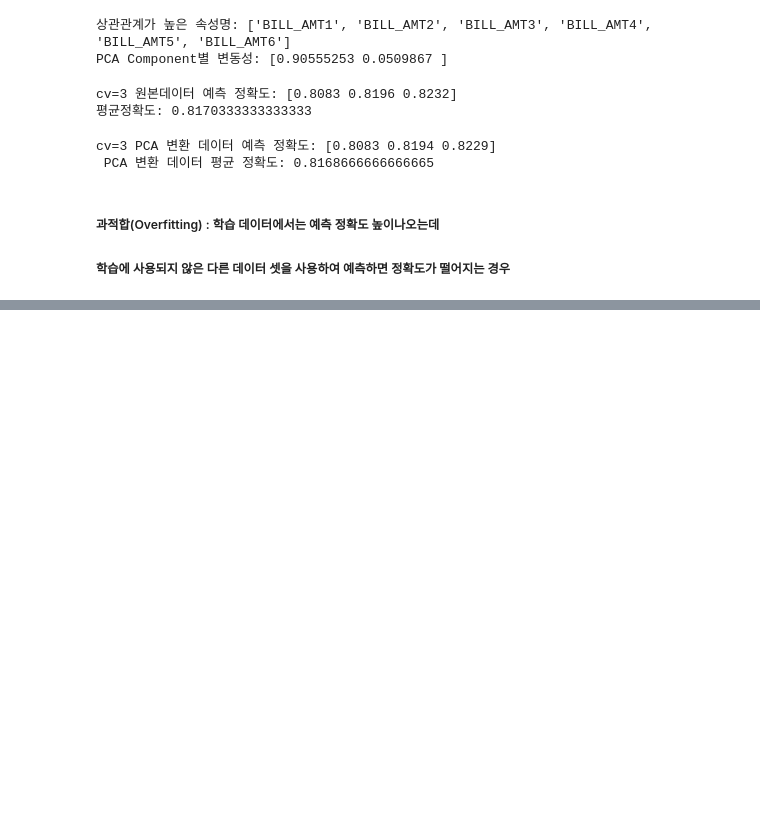
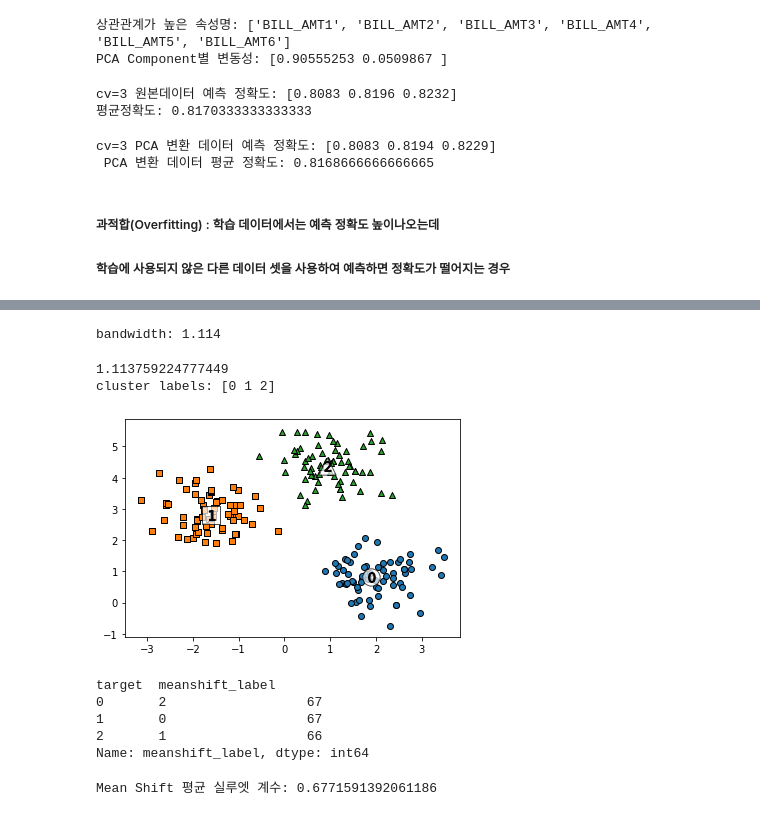
Before and after one commit to digicope01/bigdata, a Jupyter notebook: 파이썬머신러닝/머신러닝개념.ipynb, the cells around one changed output, grey strips where cells are left out. Drawn from its saved outputs; the diff is of its cells as text; code cells hidden in the pictures; blank space fills up the shorter version.

```diff
--- a/파이썬머신러닝/머신러닝개념.ipynb
+++ b/파이썬머신러닝/머신러닝개념.ipynb
@@ -573,0 +857,77 @@ cv=3 PCA 변환 데이터 예측 정확도: [0.8083 0.8194 0.8229]
+# %%
+# bandwidth 의 최적값을 구하기
+from sklearn.cluster import estimate_bandwidth
+
+bandwidth = estimate_bandwidth(x, quantile=0.2)
+print('bandwidth:',round(bandwidth,3) ) # 1.114
+# %% [output]
+bandwidth: 1.114
+# %%
+# 평균이동(Mean Shift) 및 시각화
+
+import pandas as pd
+
+clusterDF = pd.DataFrame(data=x,columns=['ftr1','ftr2'])
+clusterDF['target'] = y     # [0,1,2]
+clusterDF
+
+# estimate_bandwidth() 사용하여 최적의 bandwidth계산
+best_bandwidth = estimate_bandwidth(x,quantile=0.2)
+print(best_bandwidth)
+
+meanshift = MeanShift(bandwidth=best_bandwidth) # 원본소스 오타
+cluster_labels = meanshift.fit_predict(x)
+print('cluster labels:',np.unique(cluster_labels))
+# %% [output]
+1.113759224777449
+cluster labels: [0 1 2]
+# %%
+# matplotlib로 시각화
+clusterDF['meanshift_label'] = cluster_labels
+# clusterDF
+centers = meanshift.cluster_centers_
+# centers
+unique_labels = np.unique(cluster_labels)   # [0 1 2]
+markers = ['o','s','^','x','*']
+
+for label in unique_labels :
+    label_cluster = clusterDF[clusterDF['meanshift_label']==label]
+    center_x_y = centers[label]
+
+    plt.scatter(x=label_cluster['ftr1'],y=label_cluster['ftr2'],
+               edgecolor='k',marker=markers[label])
+    # 중심점(center)을 표시
+    plt.scatter(x=center_x_y[0],y=center_x_y[1],s=300,color='white',
+               edgecolor='k',alpha = 0.7, marker=markers[label])
+
+    plt.scatter(x=center_x_y[0],y=center_x_y[1],s=100,color='k',
+               edgecolor='k', marker='$%d$'%label)
+
+
+plt.show()
+print(clusterDF.groupby('target')['meanshift_label'].value_counts())
+# %% [output]
+[figure, added]
+target  meanshift_label
+0       2                  67
+1       0                  67
+2       1                  66
+Name: meanshift_label, dtype: int64
+# %%
+# 실루엣(silhouette) 분석
+# 실루엣 계수 : 군집화의 지표, 높을수로 좋음
+
+from sklearn.metrics import silhouette_samples,silhouette_score
+
+# silhouette_samples() : 모든 개별데이터의 실루엣 계수를 구함
+score_samples = silhouette_samples(x,clusterDF['meanshift_label'])
+# print(score_samples)
+
+clusterDF['silhouette_coeff'] = score_samples
+clusterDF
+
+# silhouette_score( ): 평균 실루엣 계수를 구함
+average_score = silhouette_score(x,clusterDF['meanshift_label'])
+print('Mean Shift 평균 실루엣 계수:',average_score) # 0.677
+# %% [output]
+Mean Shift 평균 실루엣 계수: 0.6771591392061186
```
Also changed, not shown: parts of 19 cells of this notebook.
